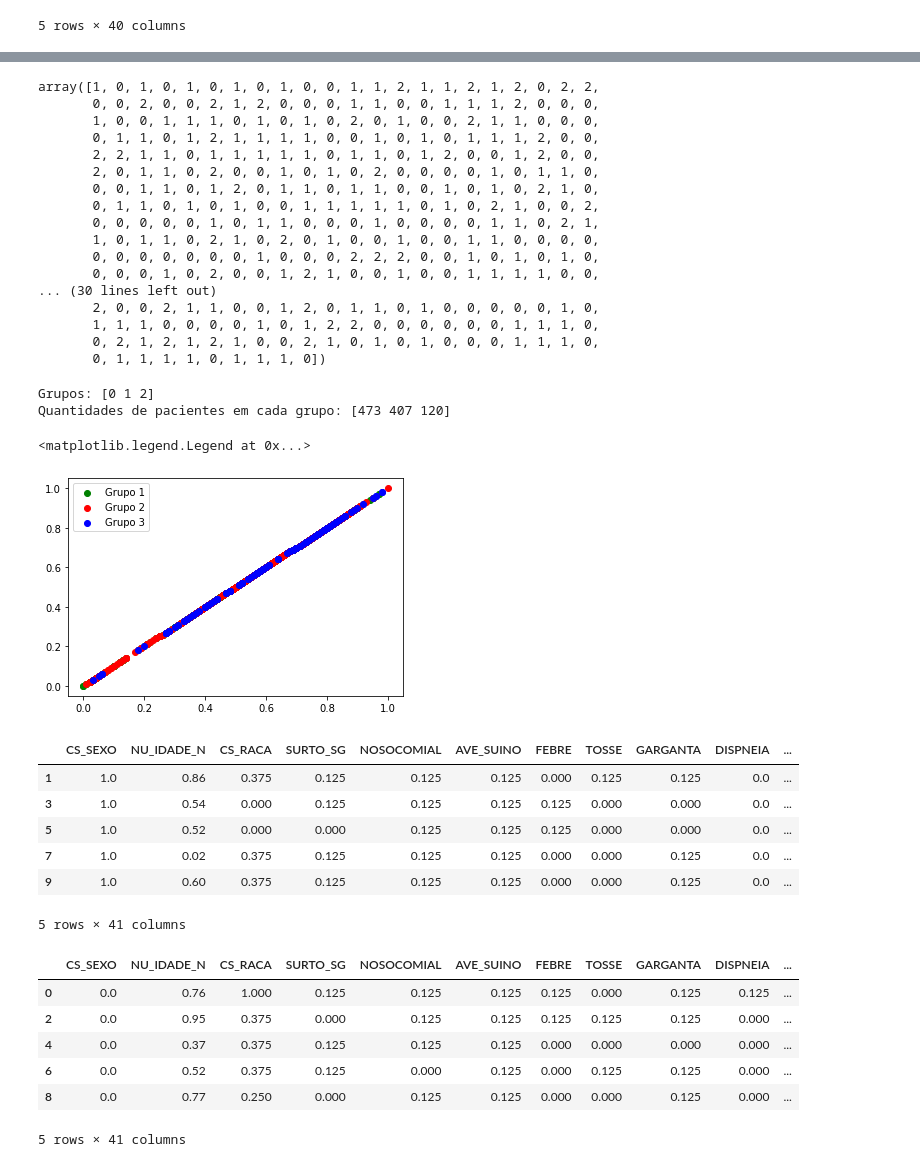
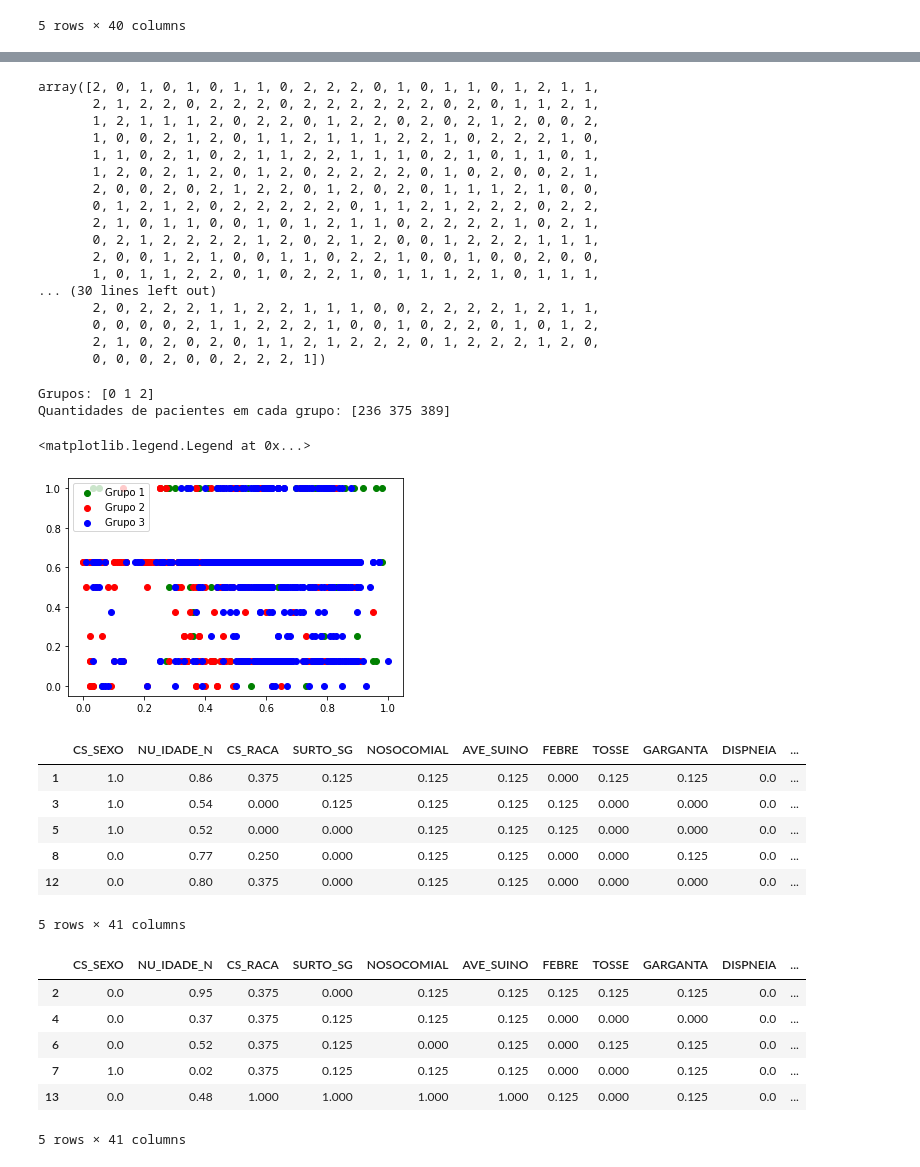
Before and after one commit to endhel/SRAG-Agrupamento-Deteccao-De-Anomalia, a Jupyter notebook: SRAG-Agrupamento-Deteccao-Anomalias.ipynb, the cells around one changed output, grey strips where cells are left out. Cells and saved outputs as stored; diff of their text form; code cells hidden in the pictures.

```diff
--- a/SRAG-Agrupamento-Deteccao-Anomalias.ipynb
+++ b/SRAG-Agrupamento-Deteccao-Anomalias.ipynb
@@ -310,3 +311,17 @@ X_pacientes.head()
 | 3 | 1.0 | 0.54 | 0.000 | 0.125 | 0.125 | 0.125 | 0.125 | 0.000 | 0.000 | 0.000 | ... |
 | 4 | 0.0 | 0.37 | 0.375 | 0.125 | 0.125 | 0.125 | 0.000 | 0.000 | 0.000 | 0.000 | ... |
 5 rows × 40 columns
+# %%
+# Método do cotovelo (Elbow Method) para determinar o valor do K
+# Segundo esta heurística, o melhor valor para K é 3
+wcss = []
+for i in range(1, 11):
+    kmeans = KMeans(n_clusters = i, max_iter = 300, n_init = 10)
+    kmeans.fit(X_pacientes)
+    wcss.append(kmeans.inertia_)
+
+plt.plot(range(1,11), wcss)
+plt.title('Método do Cotovelo (Elbow Method)')
+plt.xlabel('Número de Clusters')
+plt.ylabel('Within-Cluster-Sum-Of-Squares')
+plt.show()
@@ -313,26 +330,26 @@ X_pacientes.head()
 # %%
 # Agrupamento com KMeans utilizando 3 clusters
-cluster = KMeans(n_clusters = 3)
+cluster = KMeans(n_clusters = 3, init='k-means++')
 grupos = cluster.fit_predict(X_pacientes)
 grupos
 # %% [output]
-array([1, 0, 1, 0, 1, 0, 1, 0, 1, 0, 0, 1, 1, 2, 1, 1, 2, 1, 2, 0, 2, 2,
-       0, 0, 2, 0, 0, 2, 1, 2, 0, 0, 0, 1, 1, 0, 0, 1, 1, 1, 2, 0, 0, 0,
-       1, 0, 0, 1, 1, 1, 0, 1, 0, 1, 0, 2, 0, 1, 0, 0, 2, 1, 1, 0, 0, 0,
-       0, 1, 1, 0, 1, 2, 1, 1, 1, 1, 0, 0, 1, 0, 1, 0, 1, 1, 1, 2, 0, 0,
-       2, 2, 1, 1, 0, 1, 1, 1, 1, 1, 0, 1, 1, 0, 1, 2, 0, 0, 1, 2, 0, 0,
-       2, 0, 1, 1, 0, 2, 0, 0, 1, 0, 1, 0, 2, 0, 0, 0, 0, 1, 0, 1, 1, 0,
-       0, 0, 1, 1, 0, 1, 2, 0, 1, 1, 0, 1, 1, 0, 0, 1, 0, 1, 0, 2, 1, 0,
-       0, 1, 1, 0, 1, 0, 1, 0, 0, 1, 1, 1, 1, 1, 0, 1, 0, 2, 1, 0, 0, 2,
-       0, 0, 0, 0, 0, 1, 0, 1, 1, 0, 0, 0, 1, 0, 0, 0, 0, 1, 1, 0, 2, 1,
-       1, 0, 1, 1, 0, 2, 1, 0, 2, 0, 1, 0, 0, 1, 0, 0, 1, 1, 0, 0, 0, 0,
-       0, 0, 0, 0, 0, 0, 0, 1, 0, 0, 0, 2, 2, 2, 0, 0, 1, 0, 1, 0, 1, 0,
-       0, 0, 0, 1, 0, 2, 0, 0, 1, 2, 1, 0, 0, 1, 0, 0, 1, 1, 1, 1, 0, 0,
+array([2, 0, 1, 0, 1, 0, 1, 1, 0, 2, 2, 2, 0, 1, 0, 1, 1, 0, 1, 2, 1, 1,
+       2, 1, 2, 2, 0, 2, 2, 2, 0, 2, 2, 2, 2, 2, 2, 0, 2, 0, 1, 1, 2, 1,
+       1, 2, 1, 1, 1, 2, 0, 2, 2, 0, 1, 2, 2, 0, 2, 0, 2, 1, 2, 0, 0, 2,
+       1, 0, 0, 2, 1, 2, 0, 1, 1, 2, 1, 1, 1, 2, 2, 1, 0, 2, 2, 2, 1, 0,
+       1, 1, 0, 2, 1, 0, 2, 1, 1, 2, 2, 1, 1, 1, 0, 2, 1, 0, 1, 1, 0, 1,
+       1, 2, 0, 2, 1, 2, 0, 1, 2, 0, 2, 2, 2, 2, 0, 1, 0, 2, 0, 0, 2, 1,
+       2, 0, 0, 2, 0, 2, 1, 2, 2, 0, 1, 2, 0, 2, 0, 1, 1, 1, 2, 1, 0, 0,
+       0, 1, 2, 1, 2, 0, 2, 2, 2, 2, 2, 0, 1, 1, 2, 1, 2, 2, 2, 0, 2, 2,
+       2, 1, 0, 1, 1, 0, 0, 1, 0, 1, 2, 1, 1, 0, 2, 2, 2, 2, 1, 0, 2, 1,
+       0, 2, 1, 2, 2, 2, 2, 1, 2, 0, 2, 1, 2, 0, 0, 1, 2, 2, 2, 1, 1, 1,
+       2, 0, 0, 1, 2, 1, 0, 0, 1, 1, 0, 2, 2, 1, 0, 0, 1, 0, 0, 2, 0, 0,
+       1, 0, 1, 1, 2, 2, 0, 1, 0, 2, 2, 1, 0, 1, 1, 1, 2, 1, 0, 1, 1, 1,
 ... (30 lines left out)
-       2, 0, 0, 2, 1, 1, 0, 0, 1, 2, 0, 1, 1, 0, 1, 0, 0, 0, 0, 0, 1, 0,
-       1, 1, 1, 0, 0, 0, 0, 1, 0, 1, 2, 2, 0, 0, 0, 0, 0, 0, 1, 1, 1, 0,
-       0, 2, 1, 2, 1, 2, 1, 0, 0, 2, 1, 0, 1, 0, 1, 0, 0, 0, 1, 1, 1, 0,
-       0, 1, 1, 1, 1, 0, 1, 1, 1, 0])
+       2, 0, 2, 2, 2, 1, 1, 2, 2, 1, 1, 1, 0, 0, 2, 2, 2, 2, 1, 2, 1, 1,
+       0, 0, 0, 0, 2, 1, 1, 2, 2, 2, 1, 0, 0, 1, 0, 2, 2, 0, 1, 0, 1, 2,
+       2, 1, 0, 2, 0, 2, 0, 1, 1, 2, 1, 2, 2, 2, 0, 1, 2, 2, 2, 1, 2, 0,
+       0, 0, 0, 2, 0, 0, 2, 2, 2, 1])
 # %%
 # Contagem de registros por cluster
 unicos, qnt = np.unique(grupos, return_counts = True)
@@ -340,17 +357,17 @@ print(f'Grupos: {unicos}')
 print(f'Quantidades de pacientes em cada grupo: {qnt}')
 # %% [output]
 Grupos: [0 1 2]
-Quantidades de pacientes em cada grupo: [473 407 120]
+Quantidades de pacientes em cada grupo: [236 375 389]
 # %%
 # Gráfico de dispersão para visualizar os clusters
 x = X_pacientes.to_numpy()
-plt.scatter(x[grupos == 0, 1], x[grupos == 0, 1], label='Grupo 1', c='green')
-plt.scatter(x[grupos == 1, 1], x[grupos == 1, 1], label='Grupo 2', c='red')
-plt.scatter(x[grupos == 2, 1], x[grupos == 2, 1], label='Grupo 3', c='blue')
+plt.scatter(x[grupos == 0, 1], x[grupos == 0, 33], label='Grupo 1', c='green')
+plt.scatter(x[grupos == 1, 1], x[grupos == 1, 33], label='Grupo 2', c='red')
+plt.scatter(x[grupos == 2, 1], x[grupos == 2, 33], label='Grupo 3', c='blue')
 plt.legend()
 # %% [output]
 <matplotlib.legend.Legend at 0x...>
-[figure, old version]
+[figure, new version]
 # %%
 # Criação de coluna de Grupos de pacientes
 X_pacientes['Cluster_pacientes'] = grupos
@@ -363,8 +380,8 @@ X_pacientes[boolArray].head()
 | 1 | 1.0 | 0.86 | 0.375 | 0.125 | 0.125 | 0.125 | 0.000 | 0.125 | 0.125 | 0.0 | ... |
 | 3 | 1.0 | 0.54 | 0.000 | 0.125 | 0.125 | 0.125 | 0.125 | 0.000 | 0.000 | 0.0 | ... |
 | 5 | 1.0 | 0.52 | 0.000 | 0.000 | 0.125 | 0.125 | 0.125 | 0.000 | 0.000 | 0.0 | ... |
-| 7 | 1.0 | 0.02 | 0.375 | 0.125 | 0.125 | 0.125 | 0.000 | 0.000 | 0.125 | 0.0 | ... |
-| 9 | 1.0 | 0.60 | 0.375 | 0.125 | 0.125 | 0.125 | 0.000 | 0.000 | 0.125 | 0.0 | ... |
+| 8 | 0.0 | 0.77 | 0.250 | 0.000 | 0.125 | 0.125 | 0.000 | 0.000 | 0.125 | 0.0 | ... |
+| 12 | 0.0 | 0.80 | 0.375 | 0.000 | 0.125 | 0.125 | 0.000 | 0.000 | 0.000 | 0.0 | ... |
 5 rows × 41 columns
 # %%
 # Pacientes do grupo 1
@@ -372,11 +389,11 @@ boolArray = X_pacientes['Cluster_pacientes'] == 1
 X_pacientes[boolArray].head()
 # %% [output]
 |  | CS_SEXO | NU_IDADE_N | CS_RACA | SURTO_SG | NOSOCOMIAL | AVE_SUINO | FEBRE | TOSSE | GARGANTA | DISPNEIA | ... |
-| 0 | 0.0 | 0.76 | 1.000 | 0.125 | 0.125 | 0.125 | 0.125 | 0.000 | 0.125 | 0.125 | ... |
-| 2 | 0.0 | 0.95 | 0.375 | 0.000 | 0.125 | 0.125 | 0.125 | 0.125 | 0.125 | 0.000 | ... |
-| 4 | 0.0 | 0.37 | 0.375 | 0.125 | 0.125 | 0.125 | 0.000 | 0.000 | 0.000 | 0.000 | ... |
-| 6 | 0.0 | 0.52 | 0.375 | 0.125 | 0.000 | 0.125 | 0.000 | 0.125 | 0.125 | 0.000 | ... |
-| 8 | 0.0 | 0.77 | 0.250 | 0.000 | 0.125 | 0.125 | 0.000 | 0.000 | 0.125 | 0.000 | ... |
+| 2 | 0.0 | 0.95 | 0.375 | 0.000 | 0.125 | 0.125 | 0.125 | 0.125 | 0.125 | 0.0 | ... |
+| 4 | 0.0 | 0.37 | 0.375 | 0.125 | 0.125 | 0.125 | 0.000 | 0.000 | 0.000 | 0.0 | ... |
+| 6 | 0.0 | 0.52 | 0.375 | 0.125 | 0.000 | 0.125 | 0.000 | 0.125 | 0.125 | 0.0 | ... |
+| 7 | 1.0 | 0.02 | 0.375 | 0.125 | 0.125 | 0.125 | 0.000 | 0.000 | 0.125 | 0.0 | ... |
+| 13 | 0.0 | 0.48 | 1.000 | 1.000 | 1.000 | 1.000 | 0.125 | 0.000 | 0.125 | 0.0 | ... |
 5 rows × 41 columns
 # %%
 # Pacientes do grupo 2
```
Also changed, not shown: parts of 5 cells of this notebook.
